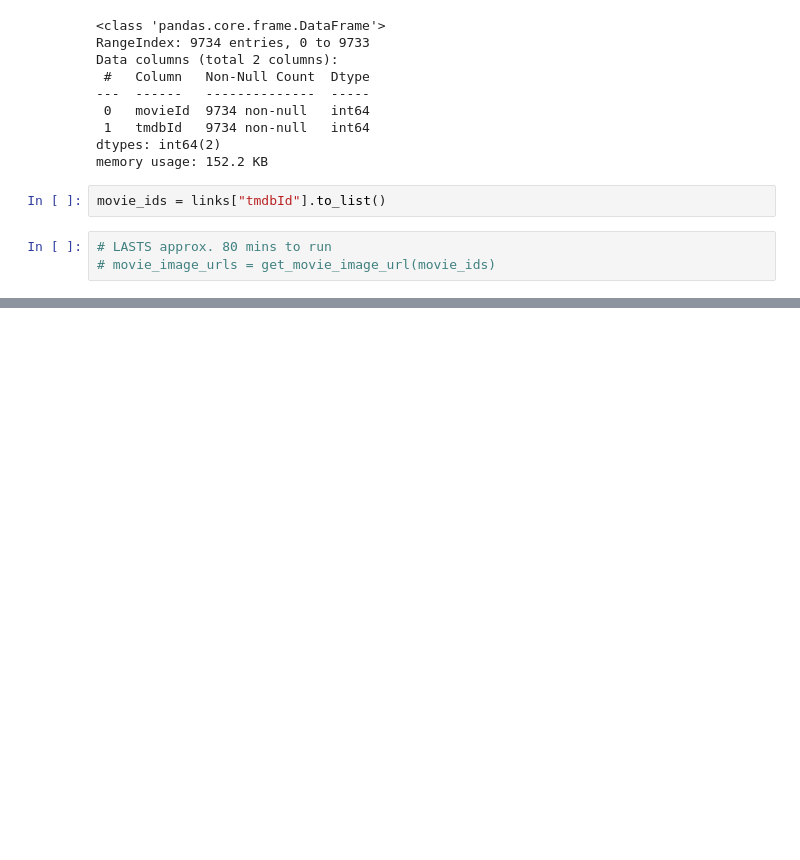
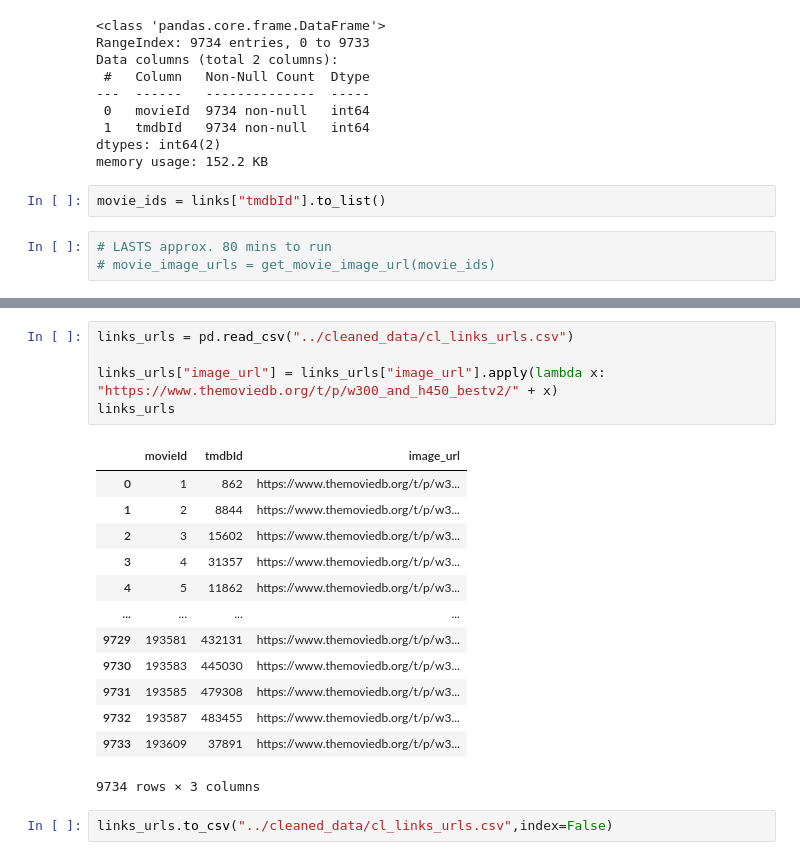
Before and after one commit to Simo-Z/movie_recommendation, a Jupyter notebook: scripts/scrape_movie_imgs.ipynb, the cells around one changed output, grey strips where cells are left out. Saved outputs shown, nothing was run; the diff lists cells and outputs as text; blank space fills up the shorter version.

```diff
--- a/scripts/scrape_movie_imgs.ipynb
+++ b/scripts/scrape_movie_imgs.ipynb
@@ -48,0 +46,21 @@ links.to_csv("../cleaned_data/cl_links_urls.csv",index=False)
+# %%
+links_urls = pd.read_csv("../cleaned_data/cl_links_urls.csv")
+
+links_urls["image_url"] = links_urls["image_url"].apply(lambda x: "https://www.themoviedb.org/t/p/w300_and_h450_bestv2/" + x)
+links_urls
+# %% [output]
+|  | movieId | tmdbId | image_url |
+| 0 | 1 | 862 | https://www.themoviedb.org/t/p/w3... |
+| 1 | 2 | 8844 | https://www.themoviedb.org/t/p/w3... |
+| 2 | 3 | 15602 | https://www.themoviedb.org/t/p/w3... |
+| 3 | 4 | 31357 | https://www.themoviedb.org/t/p/w3... |
+| 4 | 5 | 11862 | https://www.themoviedb.org/t/p/w3... |
+| ... | ... | ... | ... |
+| 9729 | 193581 | 432131 | https://www.themoviedb.org/t/p/w3... |
+| 9730 | 193583 | 445030 | https://www.themoviedb.org/t/p/w3... |
+| 9731 | 193585 | 479308 | https://www.themoviedb.org/t/p/w3... |
+| 9732 | 193587 | 483455 | https://www.themoviedb.org/t/p/w3... |
+| 9733 | 193609 | 37891 | https://www.themoviedb.org/t/p/w3... |
+9734 rows × 3 columns
+# %%
+links_urls.to_csv("../cleaned_data/cl_links_urls.csv",index=False)
```
Also changed, not shown: parts of 2 cells of this notebook, 28 other files.
